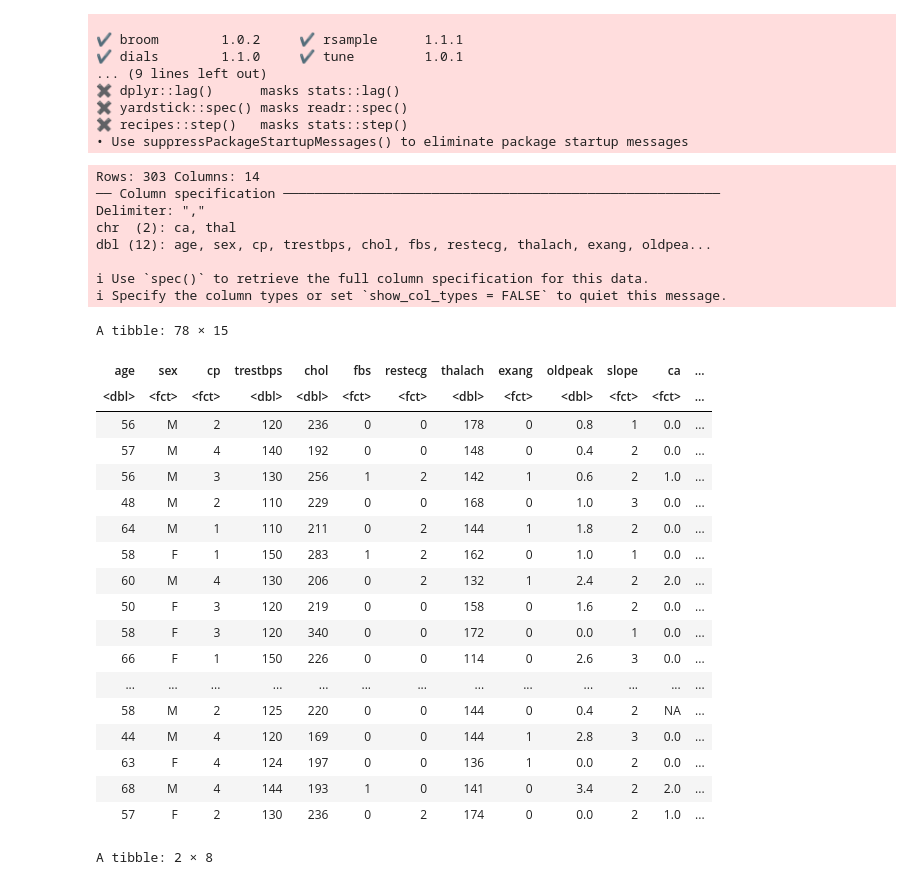
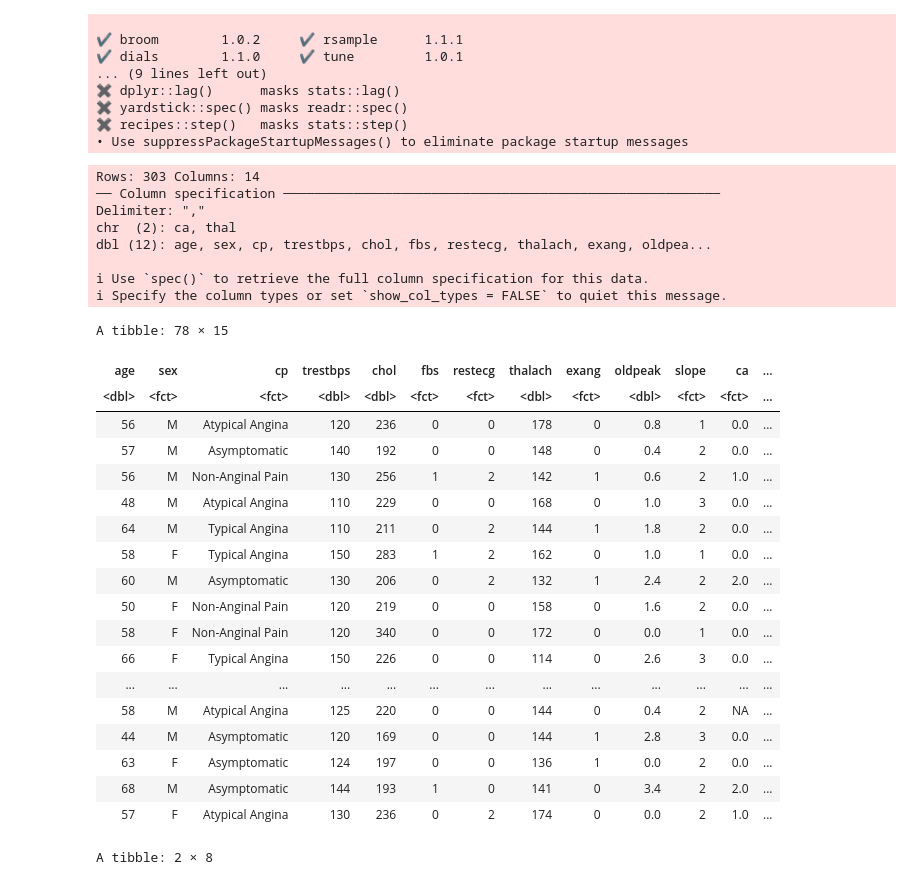
Before and after one commit to byuly/dsci-100-group-project, a Jupyter notebook: group_project_proposal.ipynb, the cells around one changed output. Drawn from its saved outputs; the diff is of its cells as text; code cells hidden in the pictures.

```diff
--- a/group_project_proposal.ipynb
+++ b/group_project_proposal.ipynb
@@ -37,50 +37,51 @@ set.seed(4)
 cleveland_data<-read_csv("https://raw.githubusercontent.com/byuly/dsci-100-group-project/main/processed.cleveland.data",
                 col_names = c("age","sex","cp","trestbps","chol","fbs","restecg","thalach","exang","oldpeak","slope","ca","thal","num"))
 
 
 cleveland_data[cleveland_data =="?"]<-NA
 
 
 cleveland_tidy<-cleveland_data|>
                     mutate(diag=ifelse(is.na(num),NA,(num > 0)))|>
                     mutate(sex= as.factor(sex),cp= as.factor(cp), fbs= as.factor(fbs),restecg= as.factor(restecg),exang= as.factor(exang),thal= as.factor(thal),ca= as.factor(ca),slope= as.factor(slope))|>
-                    mutate(sex= fct_recode(sex,"M" = "1", "F" = "0"))
+                    mutate(sex= fct_recode(sex,"M" = "1", "F" = "0"))|>
+                    mutate(cp= fct_recode(cp,"Typical Angina"="1", "Atypical Angina"="2","Non-Anginal Pain"="3","Asymptomatic"="4"))
 
 
 
 cleveland_split<-initial_split(cleveland_tidy,prop = 3/4, strata = num)
 cleveland_testing<-training(cleveland_split)
 cleveland_training<-testing(cleveland_split)
 
 cleveland_training
 # %% [output]
 Rows: 303 Columns: 14
 ── Column specification ────────────────────────────────────────────────────────
 Delimiter: ","
 chr  (2): ca, thal
 dbl (12): age, sex, cp, trestbps, chol, fbs, restecg, thalach, exang, oldpea...
 
 ℹ Use `spec()` to retrieve the full column specification for this data.
 ℹ Specify the column types or set `show_col_types = FALSE` to quiet this message.
 A tibble: 78 × 15
 | age | sex | cp | trestbps | chol | fbs | restecg | thalach | exang | oldpeak | slope | ca | ... |
 | <dbl> | <fct> | <fct> | <dbl> | <dbl> | <fct> | <fct> | <dbl> | <fct> | <dbl> | <fct> | <fct> | ... |
-| 56 | M | 2 | 120 | 236 | 0 | 0 | 178 | 0 | 0.8 | 1 | 0.0 | ... |
-| 57 | M | 4 | 140 | 192 | 0 | 0 | 148 | 0 | 0.4 | 2 | 0.0 | ... |
-| 56 | M | 3 | 130 | 256 | 1 | 2 | 142 | 1 | 0.6 | 2 | 1.0 | ... |
-| 48 | M | 2 | 110 | 229 | 0 | 0 | 168 | 0 | 1.0 | 3 | 0.0 | ... |
-| 64 | M | 1 | 110 | 211 | 0 | 2 | 144 | 1 | 1.8 | 2 | 0.0 | ... |
-| 58 | F | 1 | 150 | 283 | 1 | 2 | 162 | 0 | 1.0 | 1 | 0.0 | ... |
-| 60 | M | 4 | 130 | 206 | 0 | 2 | 132 | 1 | 2.4 | 2 | 2.0 | ... |
-| 50 | F | 3 | 120 | 219 | 0 | 0 | 158 | 0 | 1.6 | 2 | 0.0 | ... |
-| 58 | F | 3 | 120 | 340 | 0 | 0 | 172 | 0 | 0.0 | 1 | 0.0 | ... |
-| 66 | F | 1 | 150 | 226 | 0 | 0 | 114 | 0 | 2.6 | 3 | 0.0 | ... |
+| 56 | M | Atypical Angina | 120 | 236 | 0 | 0 | 178 | 0 | 0.8 | 1 | 0.0 | ... |
+| 57 | M | Asymptomatic | 140 | 192 | 0 | 0 | 148 | 0 | 0.4 | 2 | 0.0 | ... |
+| 56 | M | Non-Anginal Pain | 130 | 256 | 1 | 2 | 142 | 1 | 0.6 | 2 | 1.0 | ... |
+| 48 | M | Atypical Angina | 110 | 229 | 0 | 0 | 168 | 0 | 1.0 | 3 | 0.0 | ... |
+| 64 | M | Typical Angina | 110 | 211 | 0 | 2 | 144 | 1 | 1.8 | 2 | 0.0 | ... |
+| 58 | F | Typical Angina | 150 | 283 | 1 | 2 | 162 | 0 | 1.0 | 1 | 0.0 | ... |
+| 60 | M | Asymptomatic | 130 | 206 | 0 | 2 | 132 | 1 | 2.4 | 2 | 2.0 | ... |
+| 50 | F | Non-Anginal Pain | 120 | 219 | 0 | 0 | 158 | 0 | 1.6 | 2 | 0.0 | ... |
+| 58 | F | Non-Anginal Pain | 120 | 340 | 0 | 0 | 172 | 0 | 0.0 | 1 | 0.0 | ... |
+| 66 | F | Typical Angina | 150 | 226 | 0 | 0 | 114 | 0 | 2.6 | 3 | 0.0 | ... |
 | ... | ... | ... | ... | ... | ... | ... | ... | ... | ... | ... | ... | ... |
-| 58 | M | 2 | 125 | 220 | 0 | 0 | 144 | 0 | 0.4 | 2 | NA | ... |
-| 44 | M | 4 | 120 | 169 | 0 | 0 | 144 | 1 | 2.8 | 3 | 0.0 | ... |
-| 63 | F | 4 | 124 | 197 | 0 | 0 | 136 | 1 | 0.0 | 2 | 0.0 | ... |
-| 68 | M | 4 | 144 | 193 | 1 | 0 | 141 | 0 | 3.4 | 2 | 2.0 | ... |
-| 57 | F | 2 | 130 | 236 | 0 | 2 | 174 | 0 | 0.0 | 2 | 1.0 | ... |
+| 58 | M | Atypical Angina | 125 | 220 | 0 | 0 | 144 | 0 | 0.4 | 2 | NA | ... |
+| 44 | M | Asymptomatic | 120 | 169 | 0 | 0 | 144 | 1 | 2.8 | 3 | 0.0 | ... |
+| 63 | F | Asymptomatic | 124 | 197 | 0 | 0 | 136 | 1 | 0.0 | 2 | 0.0 | ... |
+| 68 | M | Asymptomatic | 144 | 193 | 1 | 0 | 141 | 0 | 3.4 | 2 | 2.0 | ... |
+| 57 | F | Atypical Angina | 130 | 236 | 0 | 2 | 174 | 0 | 0.0 | 2 | 1.0 | ... |
 # %%
 cleveland_summary<-cleveland_training|>
                      group_by(diag) |>
```
Also changed, not shown: parts of 3 cells of this notebook.
